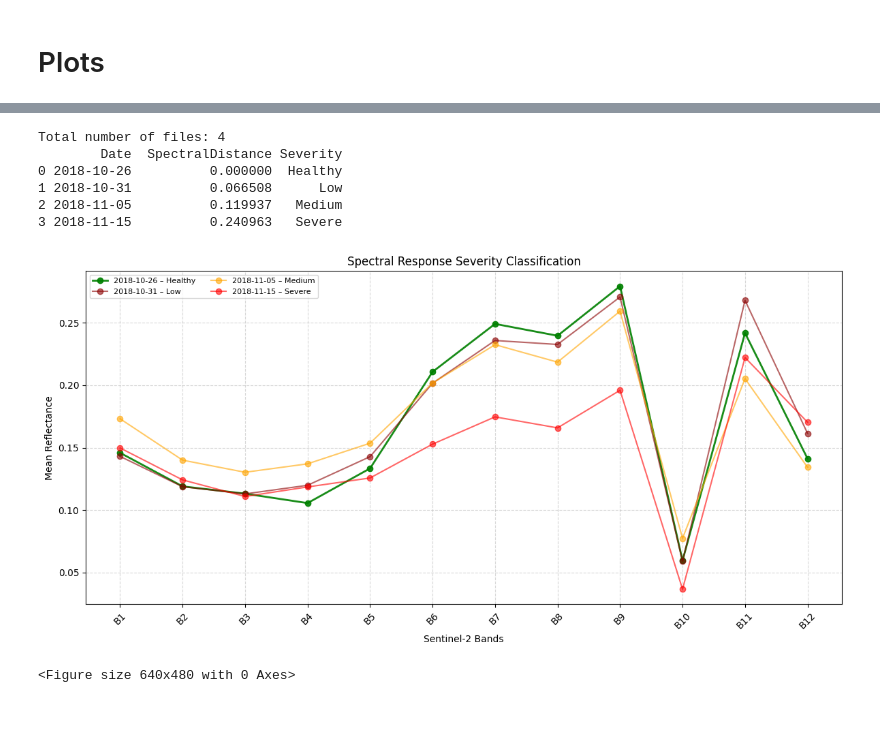
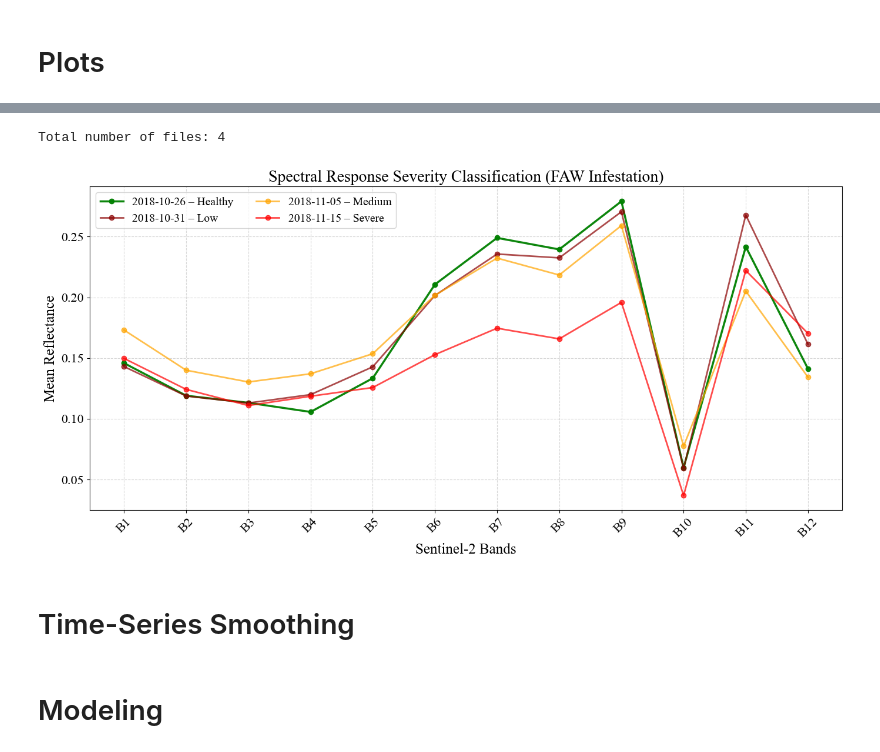
Before and after one commit to fekenzofugi/rsad-time-series, a Jupyter notebook: india.ipynb, the cells around one changed output, grey strips where cells are left out. Cells and saved outputs as stored; diff of their text form; code cells hidden in the pictures; blank space fills up the shorter version.

```diff
--- a/india.ipynb
+++ b/india.ipynb
@@ -1,24 +1,19 @@
 # %%
 import ee
 import geemap
-import logging
-import multiprocessing
 import os
-import torch
 import pandas as pd
-from skimage.measure.entropy import shannon_entropy
 import numpy as np
-import re
 import rasterio
 import matplotlib.pyplot as plt
 import json
-from utils.functions import getResult, getRequests, get_files_info
-from sklearn.mixture import GaussianMixture
+from utils.functions import get_files_info
 from numpy.linalg import norm
-
 GEE_PROJECT_ID = "fusion-371234"
 ee.Authenticate()
 ee.Initialize(project=GEE_PROJECT_ID)
+
+plt.rcParams['font.family'] = 'Times New Roman'
 # %% [markdown]
 # Functions
 # %%
@@ -205,7 +210,7 @@ CLOUD_FILTER = 100
 crs = "EPSG:4326"
 scale = 10
 
-before_date = ('2018-10-26', '2018-10-27')
+before_date = ('2018-10-25', '2018-10-26')
 after_date  = ('2018-11-15', '2018-11-16')
 
 start_date = before_date[0]
@@ -228,7 +233,7 @@ collection = (
 
 print("Number of images:", collection.size().getInfo())
 
-os.makedirs(f"{roi_name}_time_series", exist_ok=True)
+os.makedirs(f"datasets/{roi_name}_time_series", exist_ok=True)
 
 image_list = collection.toList(collection.size())
 n_images = collection.size().getInfo()
@@ -477,7 +489,7 @@ Total number of files: 4
 scale = 5000
 
 # path = "india_healthy_time_series/S2_20181105.tif"
-path = "india_pest_time_series/S2_20181026.tif"
+path = "datasets/india_pest_time_series/S2_20181026.tif"
 
 
 def make_rgb(img, r=3, g=2, b=1, vmin=0, vmax=0.3):
@@ -507,6 +517,6 @@ WARNING:rasterio._env:CPLE_AppDefined in TIFFReadDirectory:Sum of Photometric ty
 # %%
 scale = 10000
-path = "india_pest_time_series"
+path = "datasets/india_pest_time_series"
 
 n_files, name_files = get_files_info(path)
 
@@ -565,4 +567,13 @@ Total number of files: 4
 # %%
+plt.rcParams.update({
+    "font.size": 14,
+    "axes.titlesize": 20,
+    "axes.labelsize": 18,
+    "xtick.labelsize": 16,
+    "ytick.labelsize": 16,
+    "legend.fontsize": 14
+})
+
 scale = 10000
 path = "datasets/india_pest_time_series"
 
@@ -619,45 +630,52 @@ summary = pd.DataFrame({
     "Date": dates,
     "SpectralDistance": distances,
     "Severity": severity
 })
 
-print(summary)
-
 color_map = {
     "Healthy": "green",
     "Low": "#8B0000",
     "Medium": "orange",
     "Severe": "red"
 }
 
-plt.figure(figsize=(12, 6))
+plt.figure(figsize=(14, 7))
 
 for i, date in enumerate(dates):
     plt.plot(
         bands,
         spectral_ts[i],
         marker="o",
-        linewidth=2 if severity[i] == "Healthy" else 1.5,
-        alpha=0.9 if severity[i] == "Healthy" else 0.6,
+        markersize=6,
+        linewidth=2.5 if severity[i] == "Healthy" else 2,
+        alpha=0.95 if severity[i] == "Healthy" else 0.7,
         color=color_map[severity[i]],
         label=f"{date.strftime('%Y-%m-%d')} – {severity[i]}"
     )
 
 plt.xticks(bands, band_labels, rotation=45)
 plt.xlabel("Sentinel-2 Bands")
 plt.ylabel("Mean Reflectance")
-plt.title("Spectral Response Severity Classification")
+plt.title("Spectral Response Severity Classification (FAW Infestation)")
 plt.grid(True, linestyle="--", alpha=0.5)
-plt.legend(fontsize=8, ncol=2)
+
+plt.legend(
+    ncol=2,
+    frameon=True,
+    loc="best"
+)
+
 plt.tight_layout()
+plt.savefig(
+    "figures/india_spectral_severity_classification.png",
+    dpi=300,
+    bbox_inches="tight"
+)
 plt.show()
-plt.savefig("figures/spectral_response_severity_classification.png")
 # %% [output]
 Total number of files: 4
-        Date  SpectralDistance Severity
-0 2018-10-26          0.000000  Healthy
-1 2018-10-31          0.066508      Low
-2 2018-11-05          0.119937   Medium
-3 2018-11-15          0.240963   Severe
-[figure, old version]
+[figure, new version]
-<Figure size 640x480 with 0 Axes>
+# %% [markdown]
+# Time-Series Smoothing
+# %% [markdown]
+# Modeling
```
Also changed, not shown: parts of 18 cells of this notebook, 9 other files.
